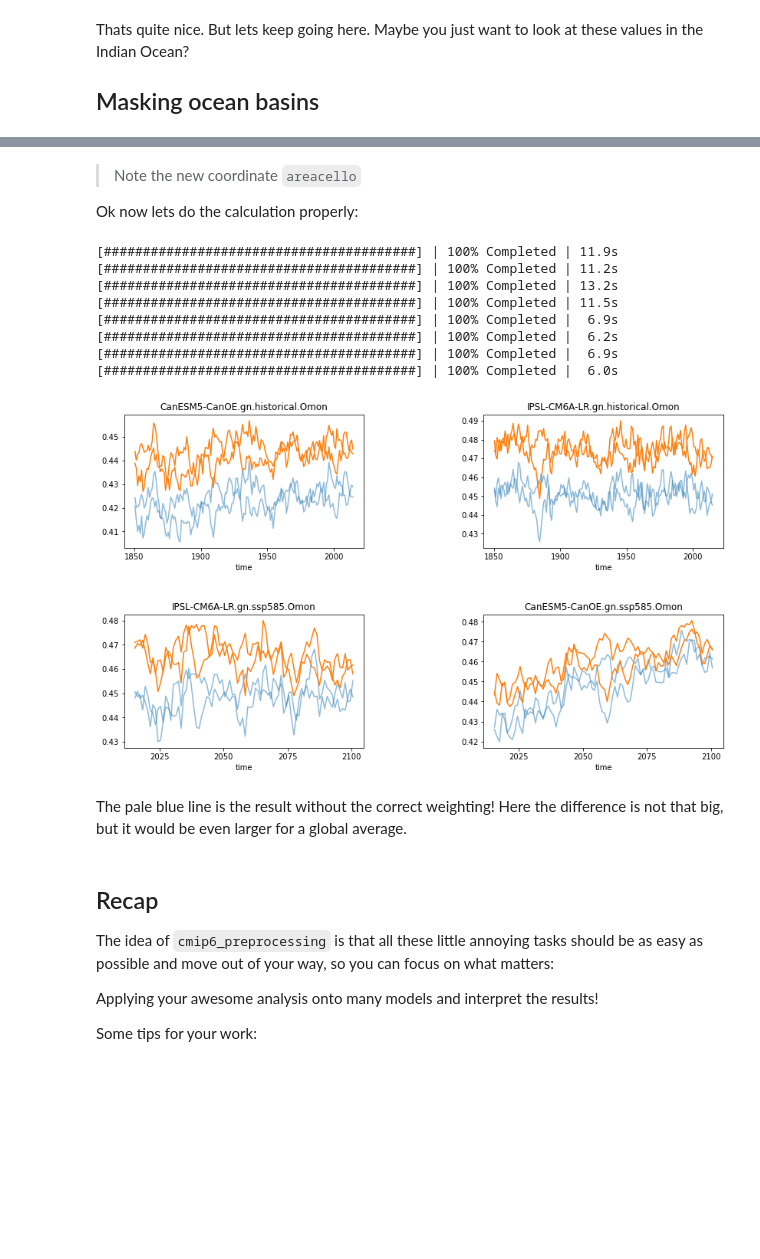
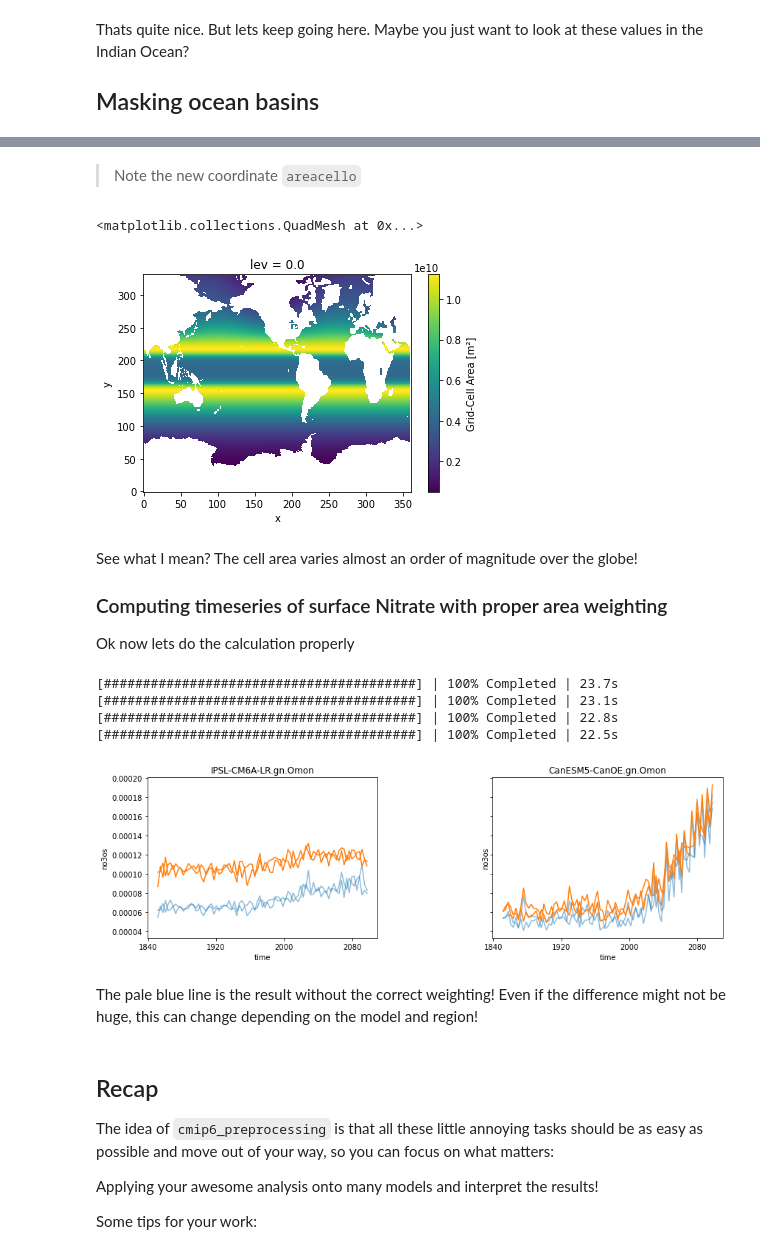
Before and after one commit to jbusecke/cmip6_preprocessing_tutorial, a Jupyter notebook: ohw_21_cmip6_pp_tutorial.ipynb, the cells around one changed output, grey strips where cells are left out. Saved outputs shown, nothing was run; the diff lists cells and outputs as text; code cells hidden in the pictures; blank space fills up the shorter version.

```diff
--- a/ohw_21_cmip6_pp_tutorial.ipynb
+++ b/ohw_21_cmip6_pp_tutorial.ipynb
@@ -395,18 +375,18 @@ None
 # %% [markdown]
 So now we could do something more advanced in the loop
 # %%
-fig, axarr = plt.subplots(ncols=2, nrows=2, figsize=[14,8])
+fig, axarr = plt.subplots(ncols=2, nrows=1, figsize=[14,4])
 for ax, (name, ds) in zip(axarr.flat, ddict_combined.items()):
     # show just the first time step
     ds = ds.isel(time=0)
 
-    # mask out the SSH where the SST is above 20 deg
-    da = ds.zos.where(ds.tos>=20)
+    # mask out the surface nitrate where the SST is above 25 deg
+    da = ds.no3os.where(ds.tos>=25)
 
     # average all members
     if 'member_id' in da.dims:
         da = da.mean('member_id')
-    da.plot(ax=ax)
+    da.plot(ax=ax, robust=True)
     ax.set_title(name)
 fig.subplots_adjust(hspace=0.5, wspace=0.5)
 # %% [output]
@@ -421,14 +401,14 @@ from cmip6_preprocessing.regionmask import merged_mask
 # load ocean basin data
 basins = regionmask.defined_regions.natural_earth.ocean_basins_50
 # %%
-fig, axarr = plt.subplots(ncols=2, nrows=2, figsize=[14,8])
+fig, axarr = plt.subplots(ncols=2, nrows=1, figsize=[14,4])
 for ax, (name, ds) in zip(axarr.flat, ddict_combined.items()):
     # show just the first time step
     ds = ds.isel(time=0)
 
 
     # mask out the SSH where the SST is above 20 deg
-    da = ds.zos.where(ds.tos>=20)
+    da = ds.no3os.where(ds.tos>=25)
 
     # average all members
     if 'member_id' in da.dims:
@@ -437,9 +417,9 @@ for ax, (name, ds) in zip(axarr.flat, ddict_combined.items()):
     # mask out the indian ocean
     mask = merged_mask(basins, da)
 
-    da_masked = da.where(mask == 5)
+    da_masked = da.where(mask == 5) # switch the number here for a different basin.
 
-    da_masked.plot(ax=ax)
+    da_masked.plot(ax=ax, robust=True)
     ax.set_title(name)
 fig.subplots_adjust(hspace=0.5, wspace=0.5)
 # %% [output]
@@ -451,10 +433,12 @@ Ok lets bring this home. Maybe you want to actually compute a timeseries of thes
 
 You might be tempted to just do something like this:
 # %%
-fig, axarr = plt.subplots(ncols=2, nrows=2, figsize=[14,8])
+time_window = 36 # for monthly data here this is a 3 year window
+
+fig, axarr = plt.subplots(ncols=2, nrows=1, figsize=[14,4], sharey=True)
 for ax, (name, ds) in zip(axarr.flat, ddict_combined.items()):
     # mask out the SSH where the SST is above 20 deg
-    da = ds.zos.where(ds.tos>=20)
+    da = ds.no3os.where(ds.tos>=25)
 
     # mask out the indian ocean
     mask = merged_mask(basins, da)
@@ -466,7 +450,7 @@ for ax, (name, ds) in zip(axarr.flat, ddict_combined.items()):
     with ProgressBar():
         da_timeseries = da_timeseries.load()
 
-    da_timeseries = da_timeseries.coarsen(time=36, boundary='trim').mean() # average in 3 year intervals to supress short term variability
+    da_timeseries = da_timeseries.coarsen(time=time_window, boundary='trim').mean() # average in 3 year intervals to supress short term variability
 
 
     da_timeseries.plot(ax=ax, hue='member_id', color='C0', add_legend=False)
@@ -509,3 +503,4 @@ ddict_w_metrics = match_metrics(ddict, ddict_metrics, ['areacello'])
 # %%
-ddict_combined_w_metrics = concat_members(merge_variables(ddict_w_metrics))
+# and now just to the same thing as before
+ddict_combined_w_metrics = concat_members(concat_experiments(merge_variables(ddict_w_metrics)))
 # %%
@@ -585,44 +580,52 @@ Restart from another point in piControl.. Information provided by this attribute
 # %% [markdown]
 > Note the new coordinate `areacello`
-
-Ok now lets do the calculation properly:
+# %%
+ddict_combined_w_metrics['IPSL-CM6A-LR.gn.Omon'].areacello.plot()
+# %% [output]
+<matplotlib.collections.QuadMesh at 0x...>
+[figure, added]
+# %% [markdown]
+See what I mean? The cell area varies almost an order of magnitude over the globe!
+
+
+### Computing timeseries of surface Nitrate with proper area weighting
+Ok now lets do the calculation properly
 # %%
-fig, axarr = plt.subplots(ncols=2, nrows=2, figsize=[14,8])
+fig, axarr = plt.subplots(ncols=2, nrows=1, figsize=[14,4], sharey=True)
 for ax, (name, ds) in zip(axarr.flat, ddict_combined_w_metrics.items()):
     # mask out the SSH where the SST is above 20 deg
-    da = ds.zos.where(ds.tos>=20)
+    da = ds.no3os.where(ds.tos>=25)
 
     # mask out the indian ocean
     mask = merged_mask(basins, da)
 
     da_masked = da.where(mask == 5)
 
+    # wrong version
     da_timeseries = da_masked.mean(['x', 'y'])
+
+    # all we need is .weighted (also make sure that nans are filled with 0s using .fillna())
     da_timeseries_weighted = da_masked.weighted(da_masked.areacello.fillna(0)).mean(['x', 'y'])
 
-    # this is now a heavy computation, using the full dataset!
+    # this is now a heavy computation, using the full dataset! So it might take a bit...
     with ProgressBar():
-        #Load the timeseries into memory and average in 1 year intervals to supress short term variability
-        da_timeseries = da_timeseries.load().coarsen(time=12, boundary='trim').mean()
-        da_timeseries_weighted = da_timeseries_weighted.load().coarsen(time=12, boundary='trim').mean()
+        #Load the timeseries into memory and average in 3 year intervals to supress short term variability
+        da_timeseries = da_timeseries.load().coarsen(time=time_window, boundary='trim').mean()
+        da_timeseries_weighted = da_timeseries_weighted.load().coarsen(time=time_window, boundary='trim').mean()
 
 
     da_timeseries.plot(ax=ax, hue='member_id', alpha=0.5, color='C0', add_legend=False)
     da_timeseries_weighted.plot(ax=ax, hue='member_id', color='C1', add_legend=False)
     ax.set_title(name)
 fig.subplots_adjust(hspace=0.5, wspace=0.5)
 # %% [output]
-[########################################] | 100% Completed | 11.9s
-[########################################] | 100% Completed | 11.2s
-[########################################] | 100% Completed | 13.2s
-[########################################] | 100% Completed | 11.5s
-[########################################] | 100% Completed |  6.9s
-[########################################] | 100% Completed |  6.2s
-[########################################] | 100% Completed |  6.9s
-[########################################] | 100% Completed |  6.0s
+[########################################] | 100% Completed | 23.7s
+[########################################] | 100% Completed | 23.1s
+[########################################] | 100% Completed | 22.8s
+[########################################] | 100% Completed | 22.5s
-[figure, old version]
+[figure, new version]
 # %% [markdown]
-The pale blue line is the result without the correct weighting! Here the difference is not that big, but it would be even larger for a global average.
+The pale blue line is the result without the correct weighting! Even if the difference might not be huge, this can change depending on the model and region!
 # %% [markdown]
 ## Recap
 
```
Also changed, not shown: parts of 22 cells of this notebook.
